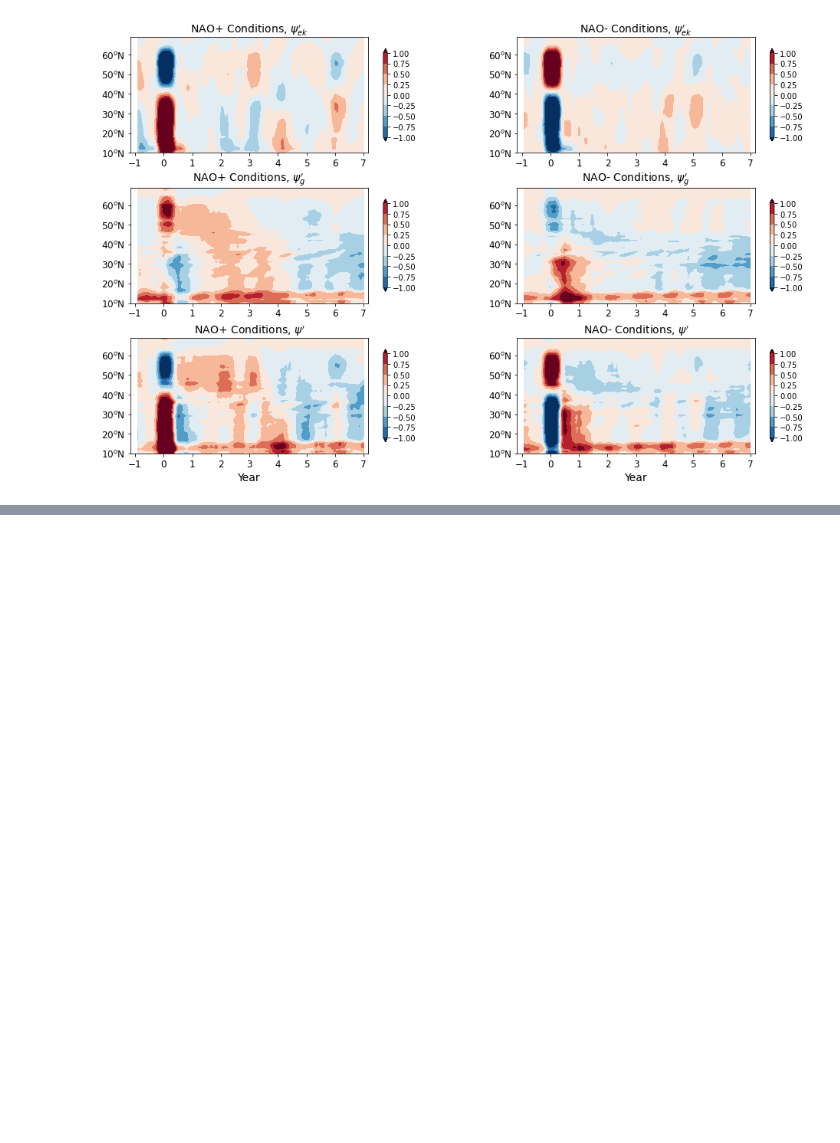
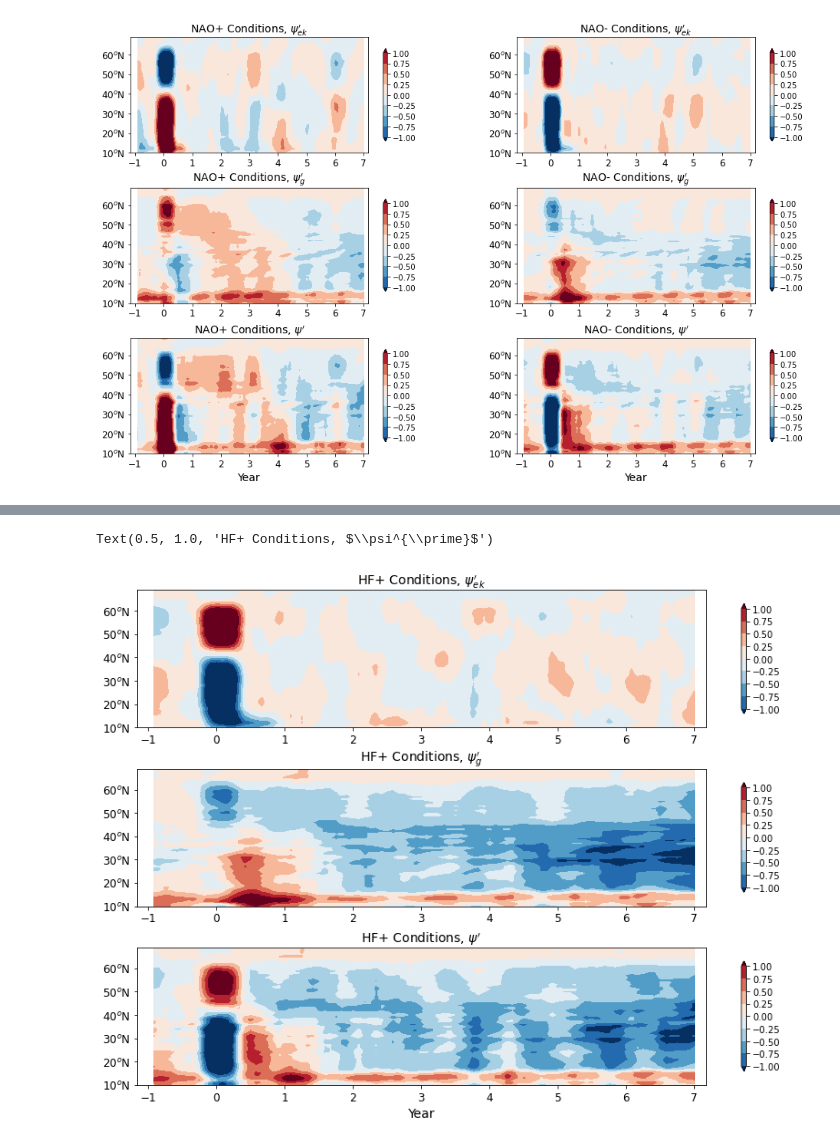
Before and after one commit to hmkhatri/AMOC_Variability_DePreSys_MET, a Jupyter notebook: Notebooks/Quick_Checks/12_Overturning_Ekman.ipynb, the cells around one changed output, grey strips where cells are left out. Drawn from its saved outputs; the diff is of its cells as text; code cells hidden in the pictures; blank space fills up the shorter version.

```diff
--- a/Notebooks/Quick_Checks/12_Overturning_Ekman.ipynb
+++ b/Notebooks/Quick_Checks/12_Overturning_Ekman.ipynb
@@ -445,0 +678,36 @@ Text(0.5, 1.0, 'NAO- Conditions, $\\psi^{\\prime}$')
+# %%
+grid1 = plt.GridSpec(3, 1, wspace=0.3, hspace=0.3)
+fig = plt.figure(figsize=[14,10])
+
+tmp, tmpek, tmpg = psi_compute(psi_HFp_intp, psiek_HFp)
+
+ax = fig.add_subplot(grid1[0, 0])
+p = tmpek.plot.contourf(ax=ax, x='time', y='lat', vmin=-1.0, vmax=1.0, levels = 9,
+            cmap='RdBu_r', add_labels=False, add_colorbar=False, extend='both')
+cb = plt.colorbar(p, ax=ax, extend='both', shrink=0.8)
+plt.yticks(np.arange(10,70,10), [r'$10^o$N', r'$20^o$N', r'$30^o$N', r'$40^o$N', r'$50^o$N', r'$60^o$N'])
+plt.yticks(fontsize=12)
+plt.xticks(fontsize=12)
+ax.set_title(r'HF+ Conditions, $\psi^{\prime}_{ek}$', fontsize=14)
+
+ax = fig.add_subplot(grid1[1, 0])
+p = tmpg.plot.contourf(ax=ax, x='time', y='lat', vmin=-1., vmax=1., levels = 9,
+            cmap='RdBu_r', add_labels=False, add_colorbar=False, extend='both')
+cb = plt.colorbar(p, ax=ax, extend='both', shrink=0.8)
+plt.yticks(np.arange(10,70,10), [r'$10^o$N', r'$20^o$N', r'$30^o$N', r'$40^o$N', r'$50^o$N', r'$60^o$N'])
+plt.yticks(fontsize=12)
+plt.xticks(fontsize=12)
+ax.set_title(r'HF+ Conditions, $\psi^{\prime}_{g}$', fontsize=14)
+
+ax = fig.add_subplot(grid1[2, 0])
+p = tmp.plot.contourf(ax=ax, x='time', y='lat', vmin=-1., vmax=1., levels = 9,
+            cmap='RdBu_r', add_labels=False, add_colorbar=False, extend='both')
+cb = plt.colorbar(p, ax=ax, extend='both', shrink=0.8)
+plt.yticks(np.arange(10,70,10), [r'$10^o$N', r'$20^o$N', r'$30^o$N', r'$40^o$N', r'$50^o$N', r'$60^o$N'])
+plt.yticks(fontsize=12)
+plt.xticks(fontsize=12)
+ax.set_xlabel('Year', fontsize=14)
+ax.set_title(r'HF+ Conditions, $\psi^{\prime}$', fontsize=14)
+# %% [output]
+Text(0.5, 1.0, 'HF+ Conditions, $\\psi^{\\prime}$')
+[figure, added]
```
Also changed, not shown: parts of 12 cells of this notebook, 5 other files.
